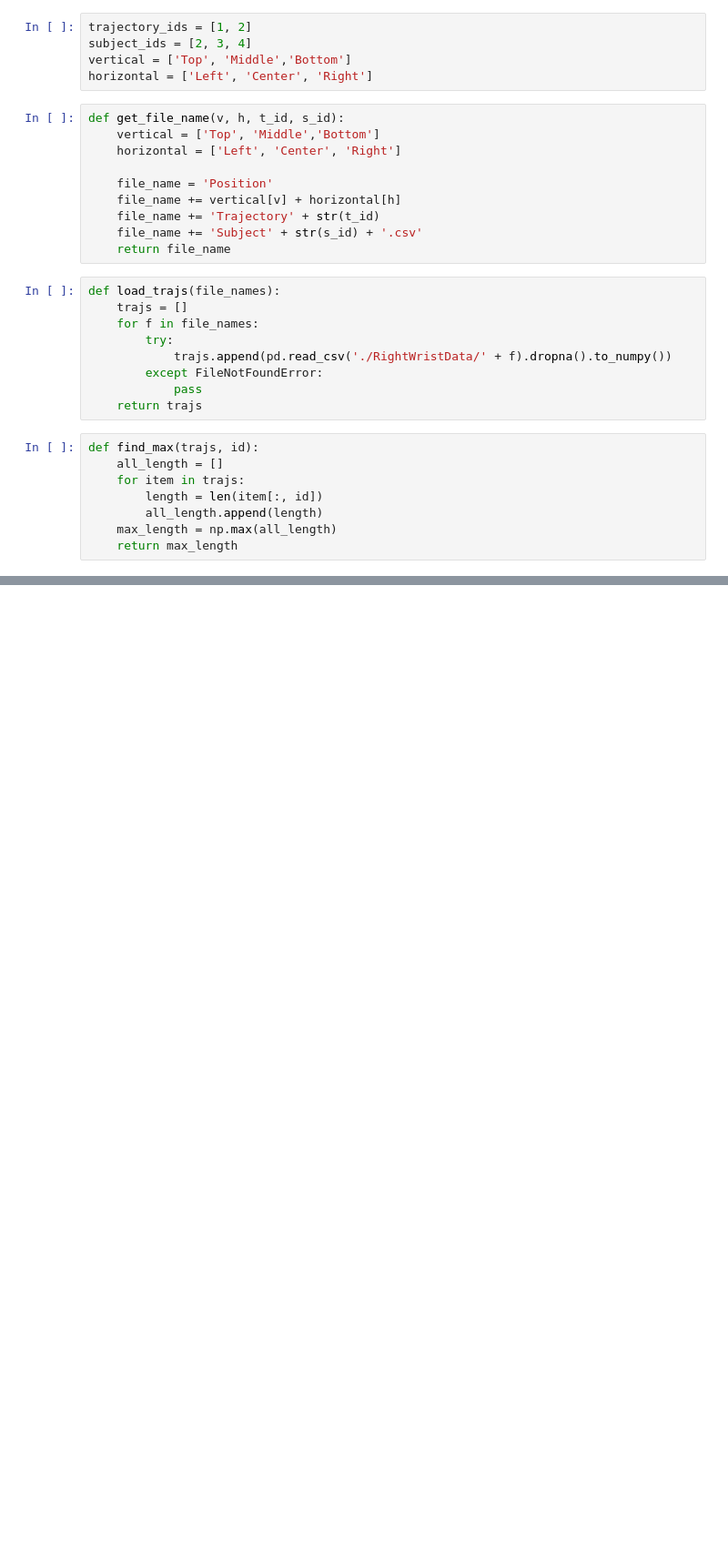
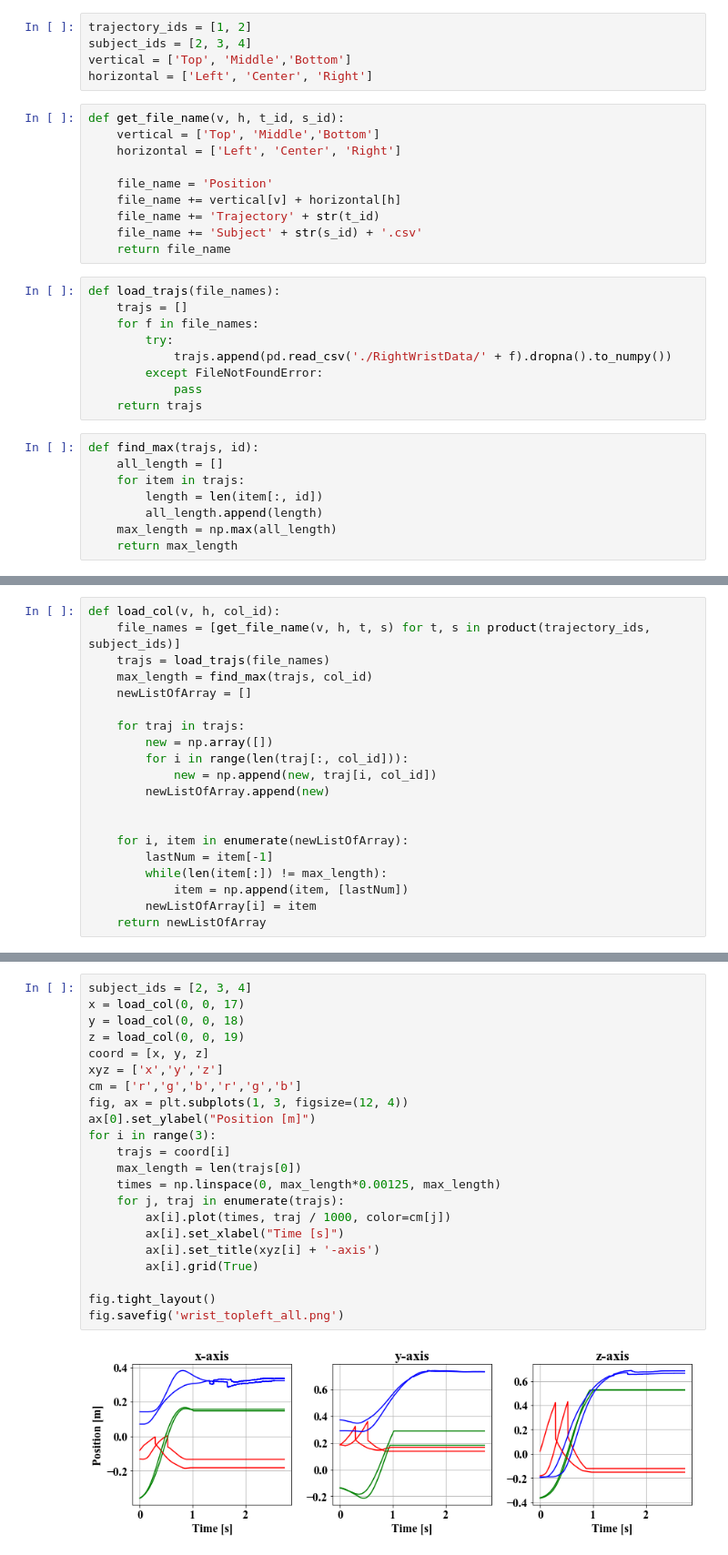
Before and after one commit to huaijiangzhu/arise2022, a Jupyter notebook: data_visualization_extended_data.ipynb, the cells around one changed output, grey strips where cells are left out. Shown at 91% size. Cells and saved outputs as stored; diff of their text form; blank space fills up the shorter version.

Commit message:
tweak plots

```diff
--- a/data_visualization_extended_data.ipynb
+++ b/data_visualization_extended_data.ipynb
@@ -80,0 +77,20 @@ plot(19, 'Position of the wrist along the Z axis')
+# %%
+def load_col(v, h, col_id):
+    file_names = [get_file_name(v, h, t, s) for t, s in product(trajectory_ids, subject_ids)]
+    trajs = load_trajs(file_names)
+    max_length = find_max(trajs, col_id)
+    newListOfArray = []
+
+    for traj in trajs:
+        new = np.array([])
+        for i in range(len(traj[:, col_id])):
+            new = np.append(new, traj[i, col_id])
+        newListOfArray.append(new)
+
+
+    for i, item in enumerate(newListOfArray):
+        lastNum = item[-1]
+        while(len(item[:]) != max_length):
+            item = np.append(item, [lastNum])
+        newListOfArray[i] = item
+    return newListOfArray
@@ -80,0 +105,24 @@ plot(19, 'Position of the wrist along the Z axis')
+# %%
+subject_ids = [2, 3, 4]
+x = load_col(0, 0, 17)
+y = load_col(0, 0, 18)
+z = load_col(0, 0, 19)
+coord = [x, y, z]
+xyz = ['x','y','z']
+cm = ['r','g','b','r','g','b']
+fig, ax = plt.subplots(1, 3, figsize=(12, 4))
+ax[0].set_ylabel("Position [m]")
+for i in range(3):
+    trajs = coord[i]
+    max_length = len(trajs[0])
+    times = np.linspace(0, max_length*0.00125, max_length)
+    for j, traj in enumerate(trajs):
+        ax[i].plot(times, traj / 1000, color=cm[j])
+        ax[i].set_xlabel("Time [s]")
+        ax[i].set_title(xyz[i] + '-axis')
+        ax[i].grid(True)
+
+fig.tight_layout()
+fig.savefig('wrist_topleft_all.png')
+# %% [output]
+[figure, added]
```
Also changed, not shown: parts of 6 cells of this notebook, 7 other files.
